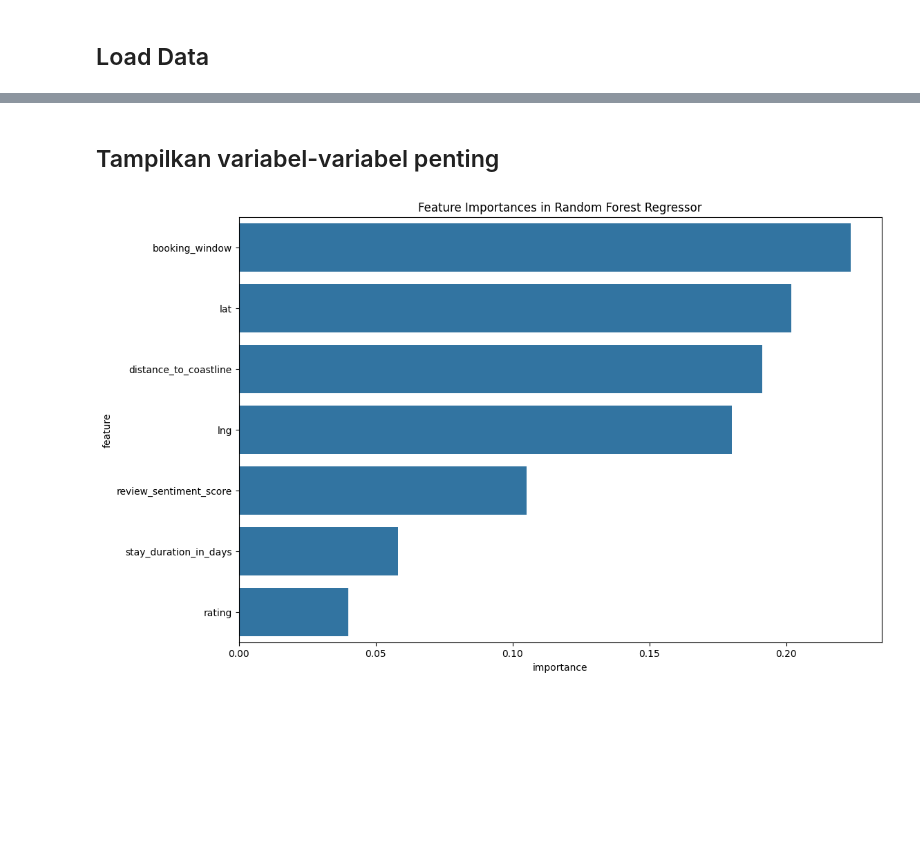
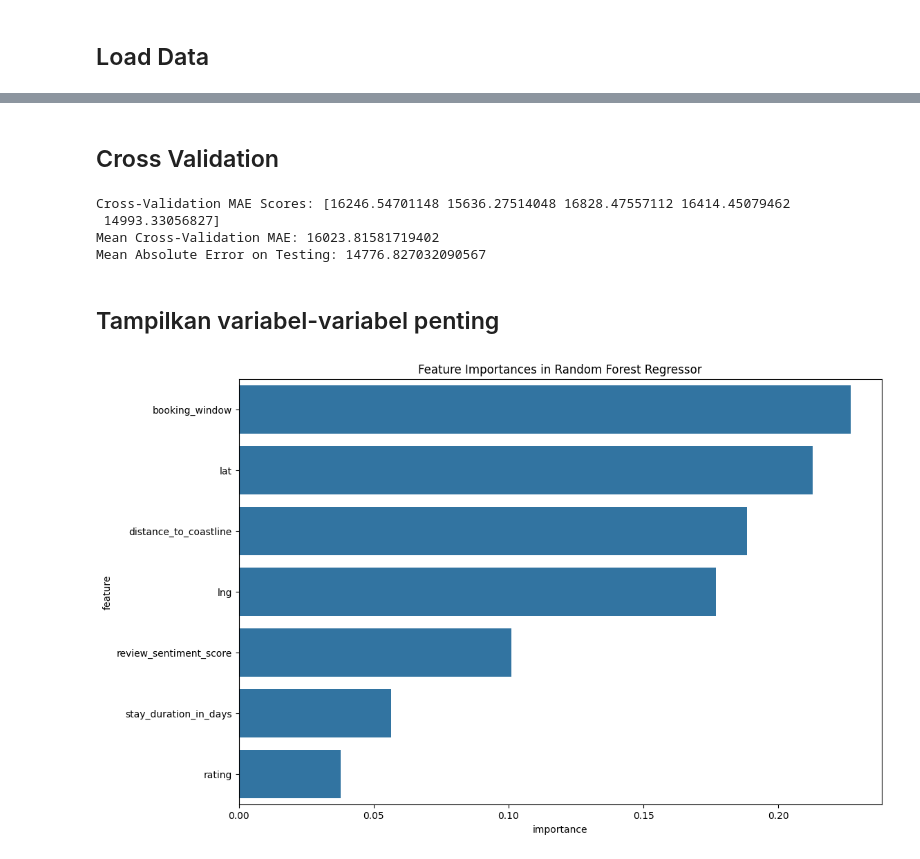
Before and after one commit to naufalsutrisna/Room-Pricing-Bukit-Vista, a Jupyter notebook: machine learning/randomforest_model.ipynb, the cells around one changed output, grey strips where cells are left out. Drawn from its saved outputs; the diff is of its cells as text; code cells hidden in the pictures; blank space fills up the shorter version.

Commit message:
removed normalization and added cross validation (grid search also added but not yet working)

```diff
--- a/machine learning/randomforest_model.ipynb
+++ b/machine learning/randomforest_model.ipynb
@@ -19,16 +20,9 @@ data_path = os.path.join(os.getcwd(), '..', '..', 'data', 'preprocessed_data_v2.
 df = pd.read_csv(data_path)
 # %%
 # mendefinisi kolom yang memprediksi (xcol) dan diprediksi (ycol)
-# pokoknya yang di hashtagin itu gaperlu, karena yang ada malah nurunin si MAE nya
-ycol = df['average_daily_rate']  # Replace 'target' with the actual name of your target column
-xcol = ['stay_duration_in_days', 'booking_window', 'distance_to_coastline', 'lat','review_sentiment_score', 'lng', 'rating']
-
-# Normalize the dataset
-scaler = StandardScaler()
-
-# Fit the scaler on the training data and transform both training and testing data
-xcol_normalized = scaler.fit_transform(df[xcol])
+ycol = df['average_daily_rate']
+xcol = df[['stay_duration_in_days', 'booking_window', 'distance_to_coastline', 'lat','review_sentiment_score', 'lng', 'rating']]
 
 # Split the data into training and testing sets
-x_train, x_test, y_train, y_test = train_test_split(xcol_normalized, ycol, test_size=0.2, random_state=42)
+x_train, x_test, y_train, y_test = train_test_split(xcol, ycol, test_size=0.2, random_state=42)
 # %% [markdown]
@@ -82,19 +107,67 @@ Test MAE: 14740.925422718381
+# %% [markdown]
+## Cross Validation
+# %%
+from sklearn.metrics import make_scorer, mean_absolute_error
+from sklearn.model_selection import KFold, cross_val_score
+
+# Define your RandomForestRegressor model
+rf_regressor_cv = RandomForestRegressor(
+    n_estimators=110,
+    random_state=42,
+    max_depth=30,
+    min_samples_split=2,
+    min_samples_leaf=1,
+    max_features=2,
+    bootstrap=False,
+    n_jobs=-1
+)
+
+# Define the k-fold cross-validation scheme
+kf = KFold(n_splits=5, shuffle=True, random_state=42)
+
+# Define the scoring function
+scorer = make_scorer(mean_absolute_error, greater_is_better=False)
+
+# Perform cross-validation and get scores
+cv_scores = cross_val_score(rf_regressor_cv, x_train, y_train, cv=kf, scoring=scorer)
+
+# Convert negative MAE to positive since we used greater_is_better=False
+cv_scores = -cv_scores
+
+# Print the cross-validation scores and their mean
+print(f'Cross-Validation MAE Scores: {cv_scores}')
+print(f'Mean Cross-Validation MAE: {np.mean(cv_scores)}')
+
+# Fit the model on the entire training data
+rf_regressor_cv.fit(x_train, y_train)
+
+# Make predictions on the test data
+y_pred_test_cv = rf_regressor_cv.predict(x_test)
+
+# Evaluate the model on the test data
+testing_mae_cv = mean_absolute_error(y_test, y_pred_test_cv)
+print(f'Mean Absolute Error on Testing: {testing_mae_cv}')
+# %% [output]
+Cross-Validation MAE Scores: [16246.54701148 15636.27514048 16828.47557112 16414.45079462
+ 14993.33056827]
+Mean Cross-Validation MAE: 16023.81581719402
+Mean Absolute Error on Testing: 14776.827032090567
 # %% [markdown]
 ## Tampilkan variabel-variabel penting
 # %%
 # Get feature importances
 feature_importances = rf_regressor.feature_importances_
 
 # Create a DataFrame for visualization
 feature_importances_df = pd.DataFrame({
-    'feature': xcol,
+    'feature': xcol.columns,
     'importance': feature_importances
 }).sort_values(by='importance', ascending=False)
 
 # Plot the feature importances
 plt.figure(figsize=(12, 8))
 sns.barplot(x='importance', y='feature', data=feature_importances_df)
 plt.title('Feature Importances in Random Forest Regressor')
 plt.show()
 # %% [output]
-[figure, old version]
+[figure, new version]
```
Also changed, not shown: parts of 6 cells of this notebook.
